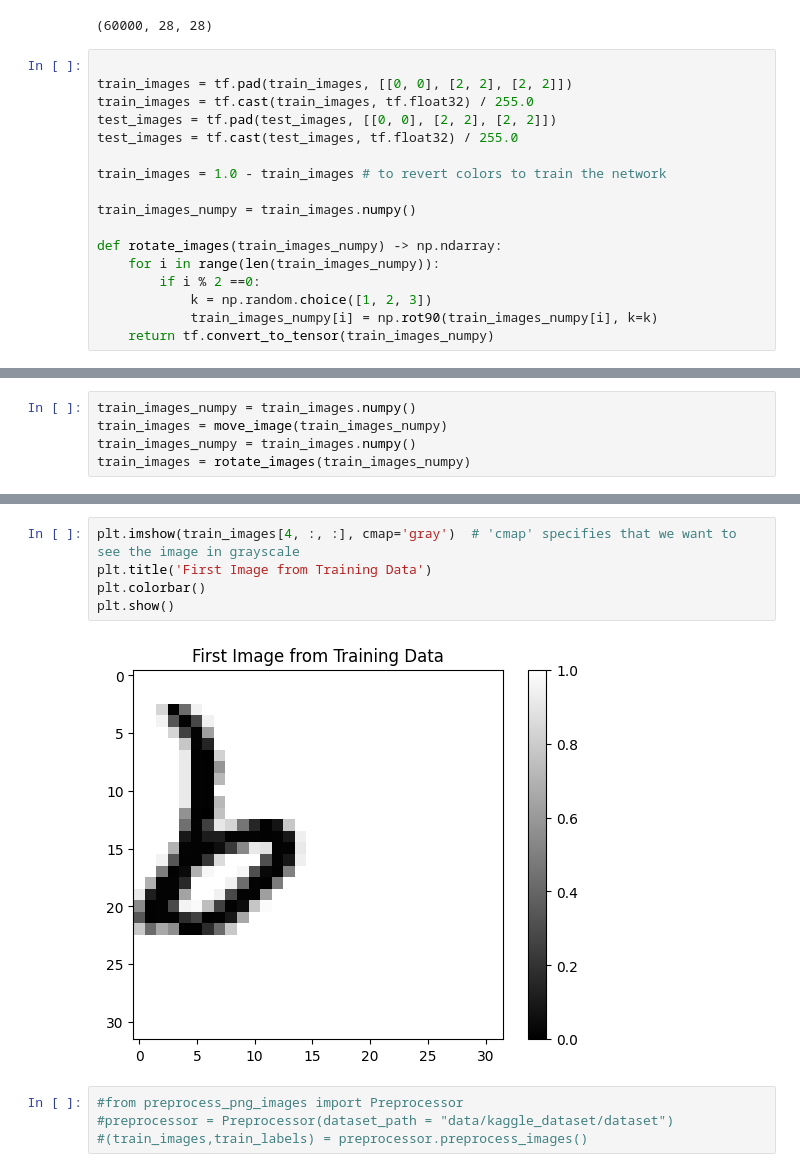
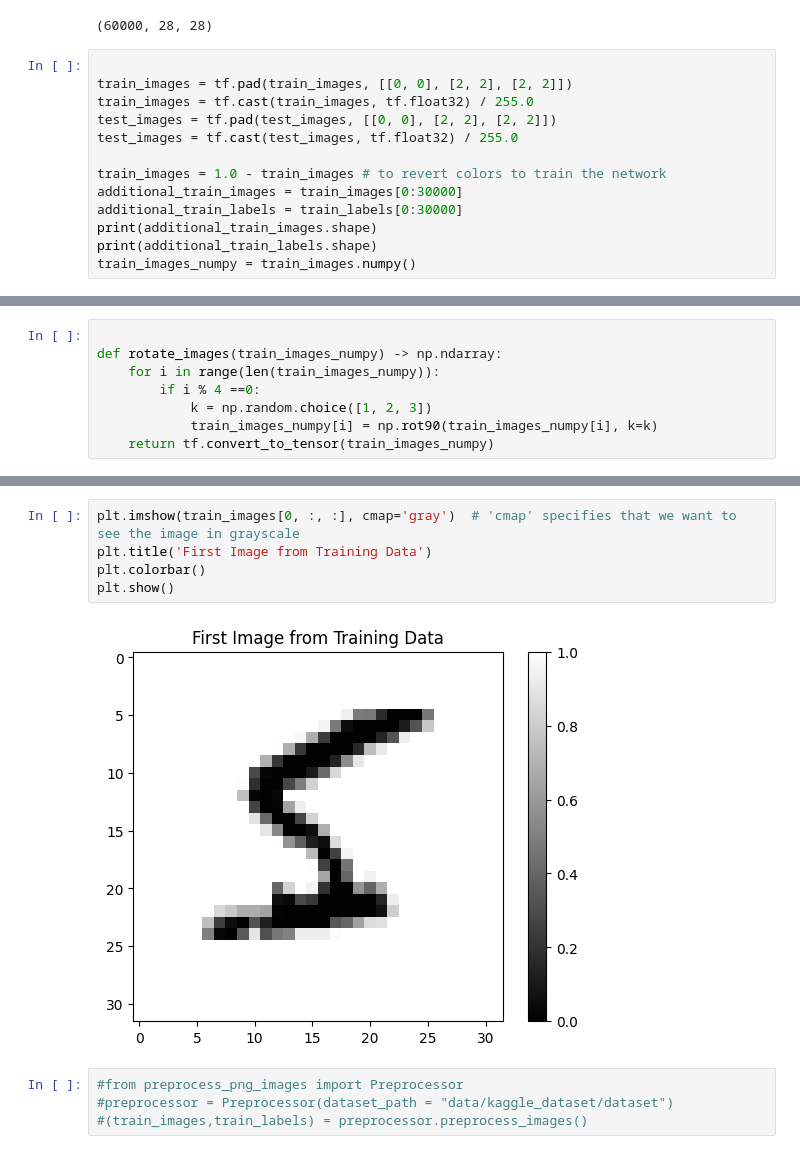
Before and after one commit to Lukas-Kozel/LeNet-5-playground, a Jupyter notebook: training.ipynb, the cells around one changed output, grey strips where cells are left out. Drawn from its saved outputs; the diff is of its cells as text.

```diff
--- a/training.ipynb
+++ b/training.ipynb
@@ -57,12 +57,8 @@ test_images = tf.pad(test_images, [[0, 0], [2, 2], [2, 2]])
 test_images = tf.cast(test_images, tf.float32) / 255.0
 
 train_images = 1.0 - train_images # to revert colors to train the network
-
+additional_train_images = train_images[0:30000]
+additional_train_labels = train_labels[0:30000]
+print(additional_train_images.shape)
+print(additional_train_labels.shape)
 train_images_numpy = train_images.numpy()
-
-def rotate_images(train_images_numpy) -> np.ndarray:
-    for i in range(len(train_images_numpy)):
-        if i % 2 ==0:
-            k = np.random.choice([1, 2, 3])
-            train_images_numpy[i] = np.rot90(train_images_numpy[i], k=k)
-    return tf.convert_to_tensor(train_images_numpy)
@@ -69 +68,9 @@ def rotate_images(train_images_numpy) -> np.ndarray:
+# %%
+
+def rotate_images(train_images_numpy) -> np.ndarray:
+    for i in range(len(train_images_numpy)):
+        if i % 4 ==0:
+            k = np.random.choice([1, 2, 3])
+            train_images_numpy[i] = np.rot90(train_images_numpy[i], k=k)
+    return tf.convert_to_tensor(train_images_numpy)
 # %%
@@ -85,8 +93,3 @@ def move_image(train_images_numpy) -> np.ndarray:
             for j in range(no_of_columns_to_be_moved+no_size+1,len(train_images_numpy[m])):
                 train_images_numpy[m,:,j] = 1
     return tf.convert_to_tensor(train_images_numpy)
-# %%
-train_images_numpy = train_images.numpy()
-train_images = move_image(train_images_numpy)
-train_images_numpy = train_images.numpy()
-train_images = rotate_images(train_images_numpy)
@@ -93,10 +117,10 @@ train_images = rotate_images(train_images_numpy)
 # %%
-plt.imshow(train_images[4, :, :], cmap='gray')  # 'cmap' specifies that we want to see the image in grayscale
+plt.imshow(train_images[0, :, :], cmap='gray')  # 'cmap' specifies that we want to see the image in grayscale
 plt.title('First Image from Training Data')
 plt.colorbar()
 plt.show()
 # %% [output]
-[figure, old version]
+[figure, new version]
 # %%
 #from preprocess_png_images import Preprocessor
 #preprocessor = Preprocessor(dataset_path = "data/kaggle_dataset/dataset")
```
Also changed, not shown: parts of 6 cells of this notebook, 3 other files.
